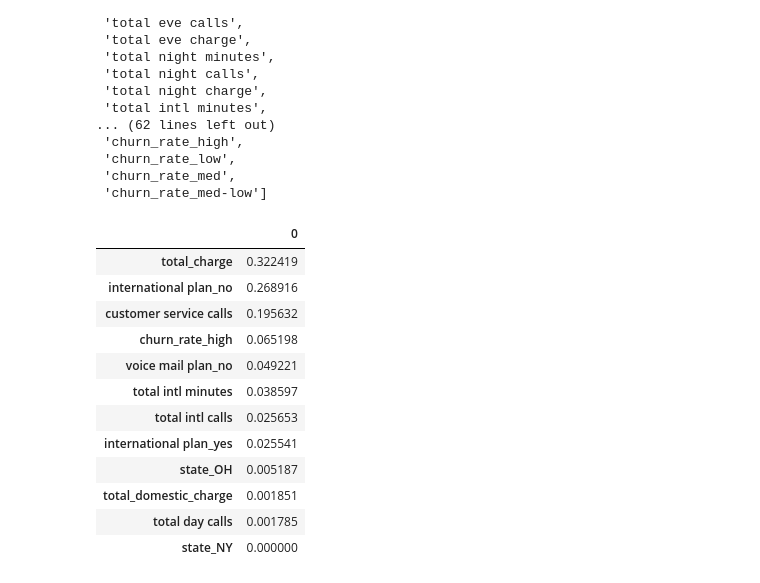
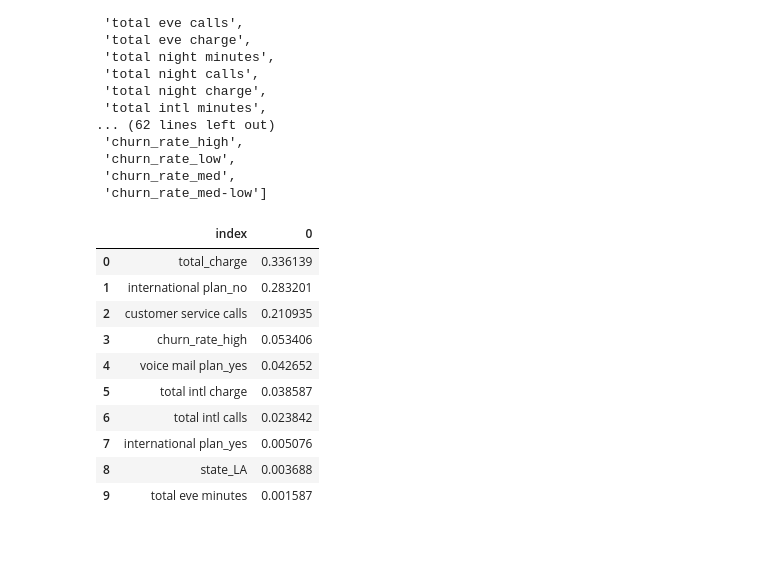
Before and after one commit to MellissaValle/CustomerChurn, a Jupyter notebook: notebooks/Dave/Modeling.ipynb, the cells around one changed output. Cells and saved outputs as stored; diff of their text form; code cells hidden in the pictures; blank space fills up the shorter version.

```diff
--- a/notebooks/Dave/Modeling.ipynb
+++ b/notebooks/Dave/Modeling.ipynb
@@ -88,7 +88,7 @@ def evaluate(estimator, X_tr, X_te, y_tr, y_te, roc_auc='skip'):
 # !pip install category_encoders
 # %%
 #pulling our pickled dataframe from EDA notebook
-df = pd.read_pickle("../../data/model.pkl")
+df = pd.read_pickle("../../data/model1.pkl")
 df
 # %% [output]
 |  | state | account length | international plan | voice mail plan | number vmail messages | total day minutes | ... |
@@ -288,6 +323,6 @@ Average Recall: 0.20588235294117646 +/- 0.04460514967089148
 # %%
 
-X = df.drop("churn", axis = 1)
+X = df.drop(["churn"], axis = 1)
 y= df["churn"]
 seed = 42
 
@@ -589,16 +639,15 @@ ROC-AUC: 0.9069963655244029
 ## Final Model
 # %%
 
-# X = df.drop(["churn",
-#              ""],axis = 1)
-# y= df["churn"]
-# seed = 42
+X = df.drop(["churn"],axis = 1)
+y= df["churn"]
+seed = 42
 
-# #holds 25% of my data for final evaluation.
-# X_use, X_hold, y_use, y_hold = train_test_split(X, y, test_size=0.1, random_state=seed)
+#holds 25% of my data for final evaluation.
+X_use, X_hold, y_use, y_hold = train_test_split(X, y, test_size=0.1, random_state=seed)
 
-# #uses the remaining data and splits the data into test and train data to use while finding best model.
-# X_train, X_test, y_train, y_test = train_test_split(X_use, y_use, test_size=0.2, random_state=seed)
+#uses the remaining data and splits the data into test and train data to use while finding best model.
+X_train, X_test, y_train, y_test = train_test_split(X_use, y_use, test_size=0.2, random_state=seed)
 # %%
 dt["preprocess"]
 # %% [output]
@@ -640,7 +689,7 @@ dt_final = Pipeline(steps=[
                                           min_samples_leaf=2,
                                           random_state=seed))
 ])
-dt_final.fit(X_train, y_train) #X_hold, y_hold?
+dt_final.fit(X_use, y_use)
 # %% [output]
 Pipeline(steps=[('preprocess',
                  ColumnTransformer(transformers=[('num',
@@ -771,19 +820,18 @@ final_cols
  'churn_rate_med',
  'churn_rate_med-low']
 # %%
-pd.DataFrame.from_dict(dict(zip(final_cols, dt_final['classifier'].feature_importances_)),
-                       orient='index').sort_values(by=0, ascending=False).head(12)
+features = pd.DataFrame.from_dict(dict(zip(final_cols, dt_final['classifier'].feature_importances_)),
+                       orient='index').sort_values(by=0, ascending=False).head(10).reset_index()
+features
 # %% [output]
-|  | 0 |
-| total_charge | 0.322419 |
-| international plan_no | 0.268916 |
-| customer service calls | 0.195632 |
-| churn_rate_high | 0.065198 |
-| voice mail plan_no | 0.049221 |
-| total intl minutes | 0.038597 |
-| total intl calls | 0.025653 |
-| international plan_yes | 0.025541 |
-| state_OH | 0.005187 |
-| total_domestic_charge | 0.001851 |
-| total day calls | 0.001785 |
-| state_NY | 0.000000 |
+|  | index | 0 |
+| 0 | total_charge | 0.336139 |
+| 1 | international plan_no | 0.283201 |
+| 2 | customer service calls | 0.210935 |
+| 3 | churn_rate_high | 0.053406 |
+| 4 | voice mail plan_yes | 0.042652 |
+| 5 | total intl charge | 0.038587 |
+| 6 | total intl calls | 0.023842 |
+| 7 | international plan_yes | 0.005076 |
+| 8 | state_LA | 0.003688 |
+| 9 | total eve minutes | 0.001587 |
```
Also changed, not shown: parts of 21 cells of this notebook.
